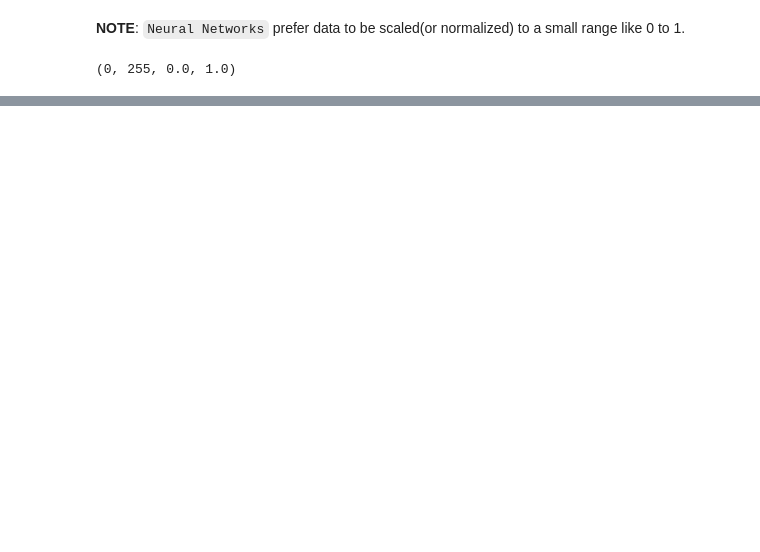
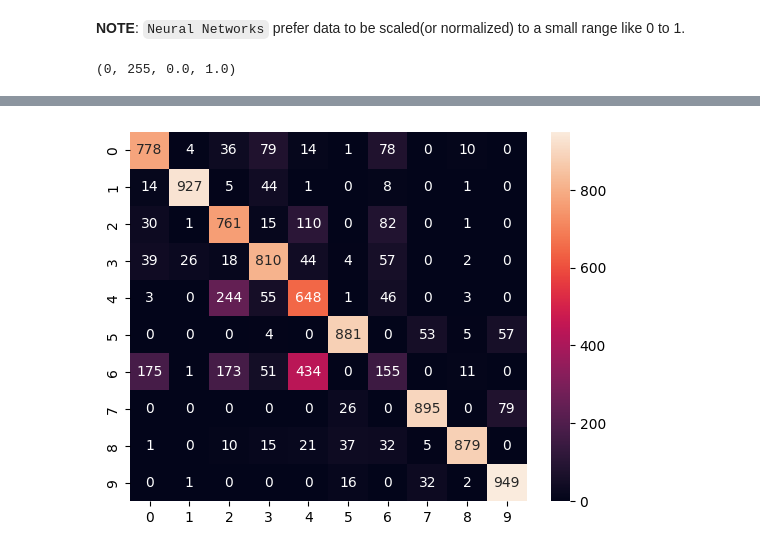
Before and after one commit to Jammal7/Introduction_to_Data_Science, a Jupyter notebook: Deep Learning/Tensorflow/02_neural_network_classification.ipynb, the cells around one changed output, grey strips where cells are left out. Drawn from its saved outputs; the diff is of its cells as text; code cells hidden in the pictures; blank space fills up the shorter version.

```diff
--- a/Deep Learning/Tensorflow/02_neural_network_classification.ipynb
+++ b/Deep Learning/Tensorflow/02_neural_network_classification.ipynb
@@ -720,0 +894,3 @@ plt.show();
+# %%
+# Make some predictions with the model
+y_probs = model_13.predict(test_data_norm)
@@ -720,0 +928,6 @@ plt.show();
+# %%
+# Convert all of the predictions from probabilities to labels
+y_preds = y_probs.argmax(axis=1)
+
+# View the first 10 prediction labels
+y_preds[:10]
@@ -720,0 +950,9 @@ plt.show();
+# %%
+# Calculate confusion matrix
+confusion_matrix = confusion_matrix(test_labels, y_preds)  # calculate the confusion matrix
+
+# Create heatmap
+sns.heatmap(confusion_matrix, annot=True, fmt="d")
+plt.show()
+# %% [output]
+[figure, added]
```
Also changed, not shown: parts of 52 cells of this notebook.
